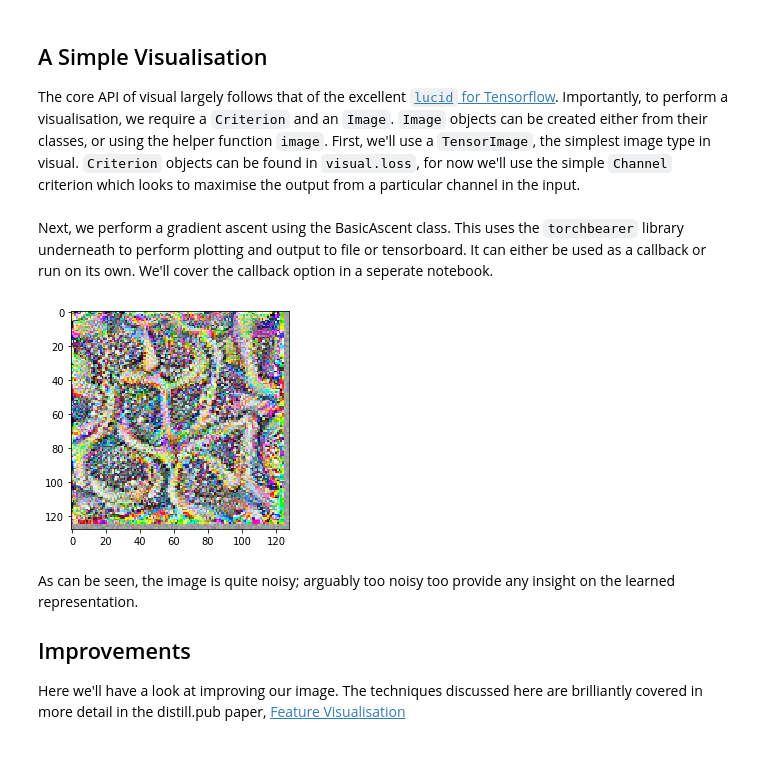
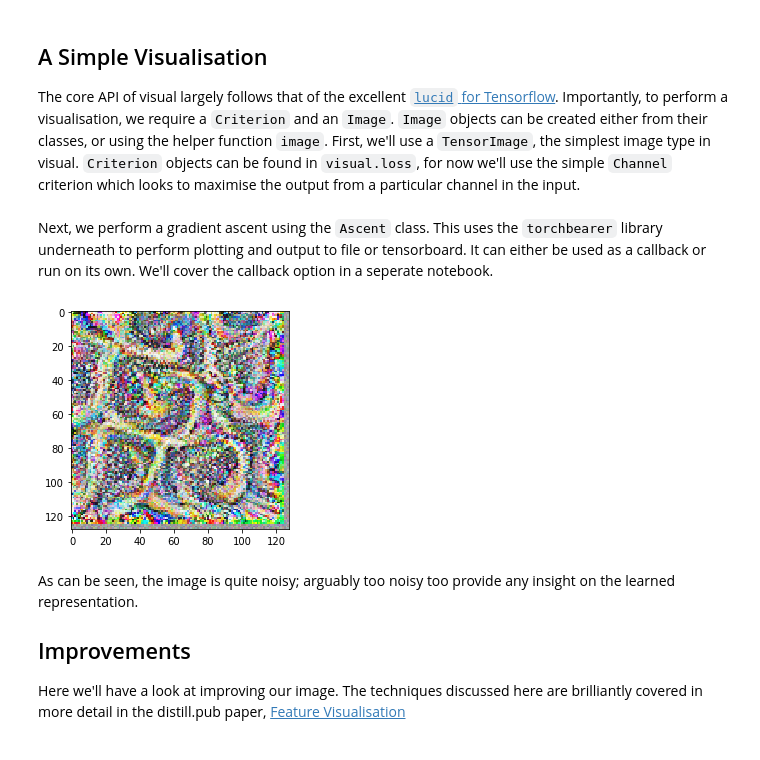
Before and after one commit to pytorchbearer/visual, a Jupyter notebook: docs/_static/notebooks/quickstart.ipynb, the cells around one changed output. Saved outputs shown, nothing was run; the diff lists cells and outputs as text; code cells hidden in the pictures.

```diff
--- a/docs/_static/notebooks/quickstart.ipynb
+++ b/docs/_static/notebooks/quickstart.ipynb
@@ -56,14 +56,14 @@ normalize = Normalize(
 criterion = Channel(2, 'model_Mixed_6b_branch1x1_conv')
 image = TensorImage(torch.rand(3, 128, 128), correlate=False, transform=normalize).sigmoid()
 # %% [markdown]
-Next, we perform a gradient ascent using the BasicAscent class. This uses the `torchbearer` library underneath to perform plotting and output to file or tensorboard. It can either be used as a callback or run on its own. We'll cover the callback option in a seperate notebook.
+Next, we perform a gradient ascent using the `Ascent` class. This uses the `torchbearer` library underneath to perform plotting and output to file or tensorboard. It can either be used as a callback or run on its own. We'll cover the callback option in a seperate notebook.
 # %%
 %matplotlib inline
 
-from visual import BasicAscent
-BasicAscent(image, criterion, steps=256).to_pyplot().run(model, device='cuda', verbose=0)
+from visual import Ascent
+Ascent(image, criterion, steps=256).to_pyplot().run(model, device='cuda', verbose=0)
 # %% [output]
-[figure, old version]
+[figure, new version]
 # %% [markdown]
 As can be seen, the image is quite noisy; arguably too noisy too provide any insight on the learned representation.
 
```
Also changed, not shown: parts of 5 cells of this notebook, 9 other files.
